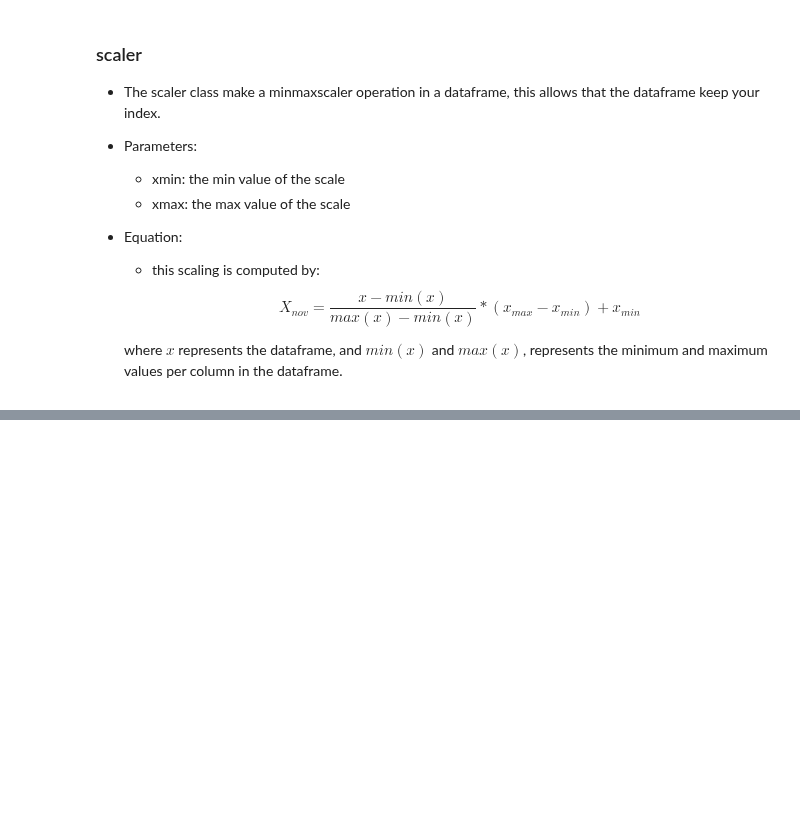
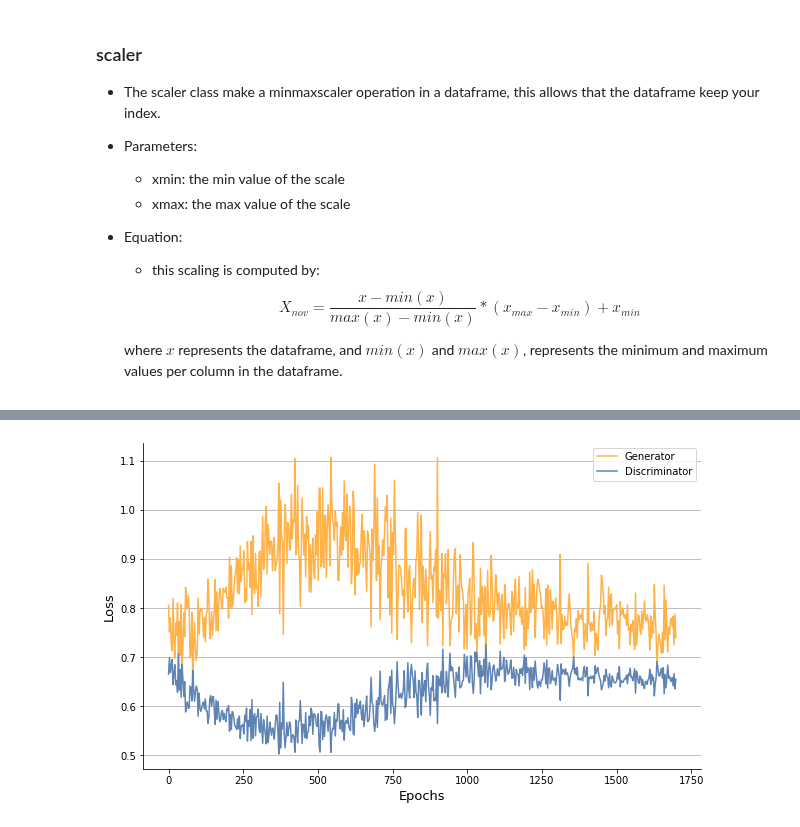
Before and after one commit to ejrueda/MasterUFPA, a Jupyter notebook: Proyectos/BioInformática/defensa/creating utils.ipynb, the cells around one changed output, grey strips where cells are left out. Cells and saved outputs as stored; diff of their text form; code cells hidden in the pictures; blank space fills up the shorter version.

Commit message:
building the train and evaluate functions in the pipeline

```diff
--- a/Proyectos/BioInformática/defensa/creating utils.ipynb
+++ b/Proyectos/BioInformática/defensa/creating utils.ipynb
@@ -93,0 +183,20 @@ __main__.gan_utils
+# %%
+G = Sequential()
+G.add(Dense(50, input_shape=(50,)))
+G.add(Dense(150))
+G.add(tf.keras.layers.Dropout(.15))
+G.add(Dense(9, activation="tanh"))
+
+D = Sequential()
+D.add(Dense(32, input_shape=(9,)))
+D.add(tf.keras.layers.LeakyReLU(alpha=.2)) #función rectificadora
+D.add(Dense(32))
+D.add(Dense(1, activation='sigmoid'))
+# %%
+@tf.function
+def my_binary_cross_entropy(prediction, target):
+    """
+    compute the loss for binary clasification problems
+    """
+    prediction = tf.clip_by_value(prediction, 1e-5, 1-1e-5)
+    return -tf.reduce_mean(target*tf.math.log(prediction) + (1-target)*tf.math.log(1-prediction))
@@ -93,0 +215,9 @@ __main__.gan_utils
+# %%
+batch_size = 20
+ep = 1700
+noise_input = 50
+optimizerG = tf.optimizers.SGD(lr=0.00014, momentum=0.92, decay=0.00014/ep)
+optimizerD = tf.optimizers.SGD(lr=0.0011, momentum=0.9, decay=0.0011/ep)
+# %%
+utils = gan_utils()
+gloss, dloss = utils.train(X_train, G, D, noise_input, ep, batch_size, my_binary_cross_entropy, optimizerG, optimizerD)
@@ -93,0 +242,17 @@ __main__.gan_utils
+# %%
+fig = plt.figure(figsize=(10,6))
+ax1 = fig.add_subplot()
+ax1.spines["top"].set_visible(False)
+ax1.spines["right"].set_visible(False)
+rr = range(0,len(gloss), 3)
+short_g_loss = [gloss[i] for i in rr]
+short_d_loss = [dloss[i] for i in rr]
+#plt.title("Loss da GAN nas épocas do treinamento", fontsize=15)
+plt.plot(rr, short_g_loss, label="Generator", color="#FFB248")
+plt.plot(rr, short_d_loss, label="Discriminator", color="#5F84B4")
+plt.xlabel("Epochs", fontsize=13)
+plt.ylabel("Loss", fontsize=13)
+plt.grid(axis="y")
+plt.legend();
+# %% [output]
+[figure, added]
```
Also changed, not shown: parts of 13 cells of this notebook.
